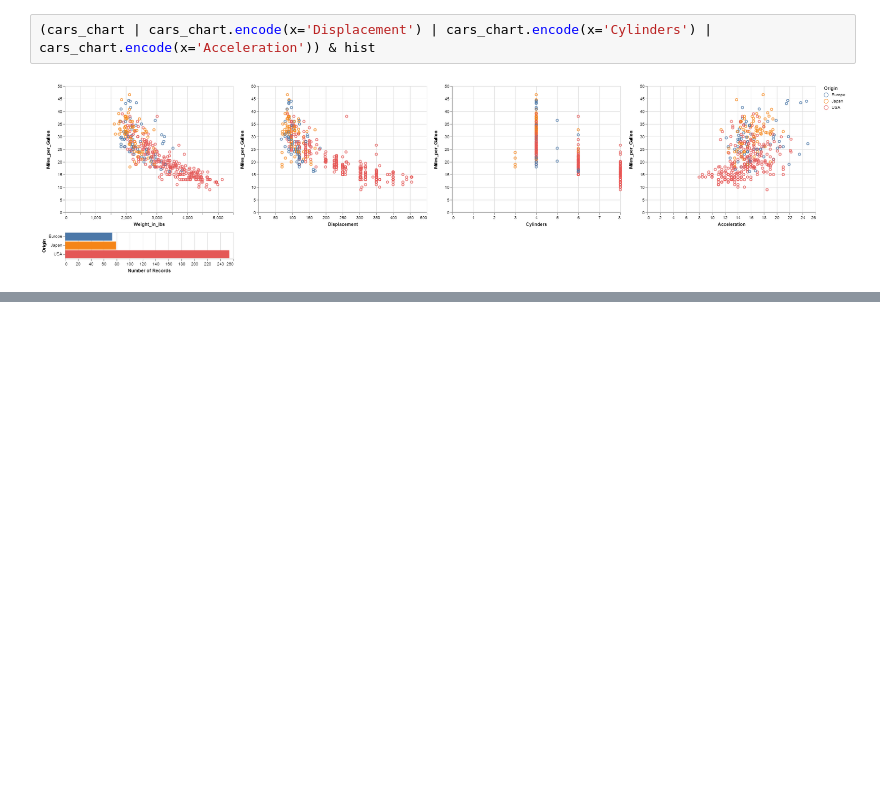
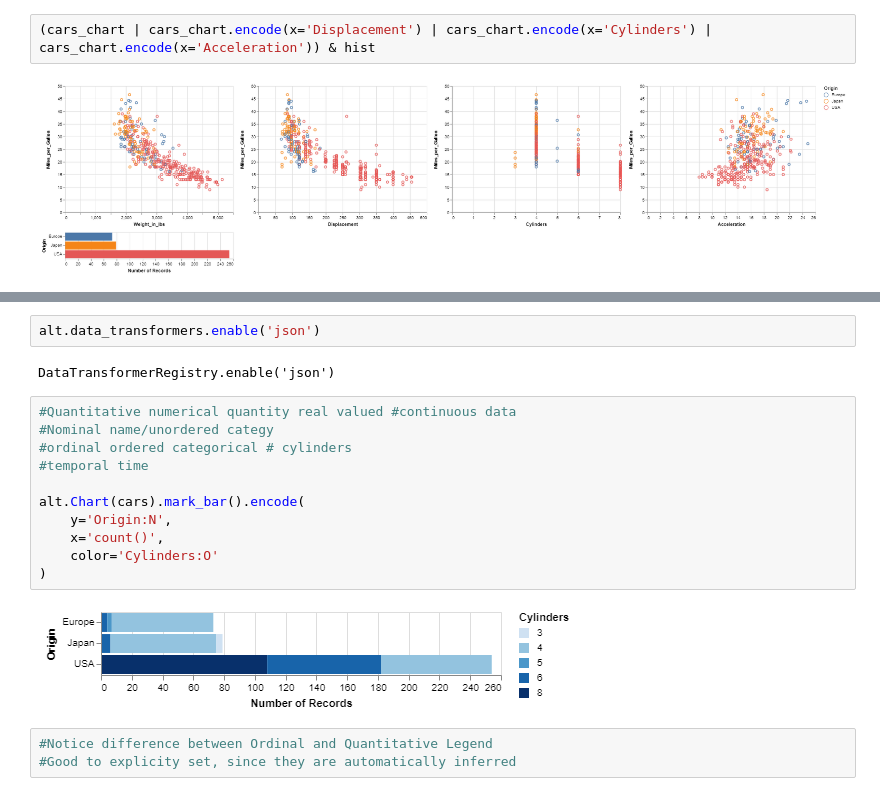
Before and after one commit to mitchjablonski/AltairExploration, a Jupyter notebook: AltairTesting.ipynb, the cells around one changed output, grey strips where cells are left out. Drawn from its saved outputs; the diff is of its cells as text; blank space fills up the shorter version.

```diff
--- a/AltairTesting.ipynb
+++ b/AltairTesting.ipynb
@@ -113,0 +161,20 @@ alt.hconcat(cars_chart, hist)
+# %%
+alt.data_transformers.enable('json')
+# %% [output]
+DataTransformerRegistry.enable('json')
+# %%
+#Quantitative numerical quantity real valued #continuous data
+#Nominal name/unordered categy
+#ordinal ordered categorical # cylinders
+#temporal time
+
+alt.Chart(cars).mark_bar().encode(
+    y='Origin:N',
+    x='count()',
+    color='Cylinders:O'
+)
+# %% [output]
+[figure, added]
+# %%
+#Notice difference between Ordinal and Quantitative Legend
+#Good to explicity set, since they are automatically inferred
```
Also changed, not shown: parts of 17 cells of this notebook, 1 other file.
